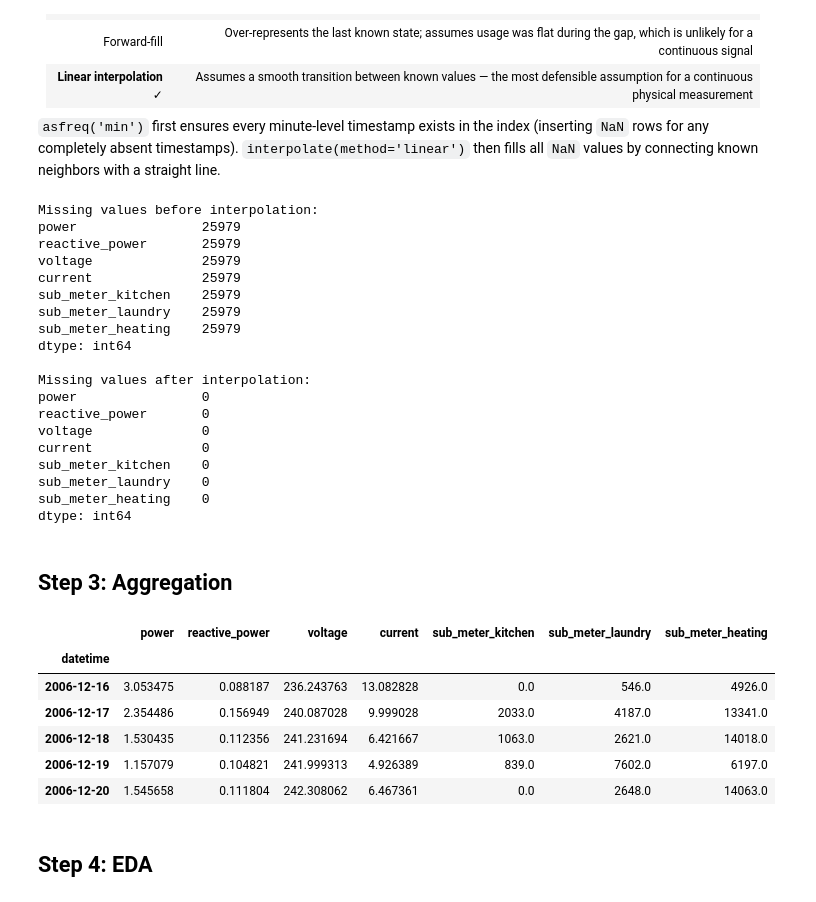
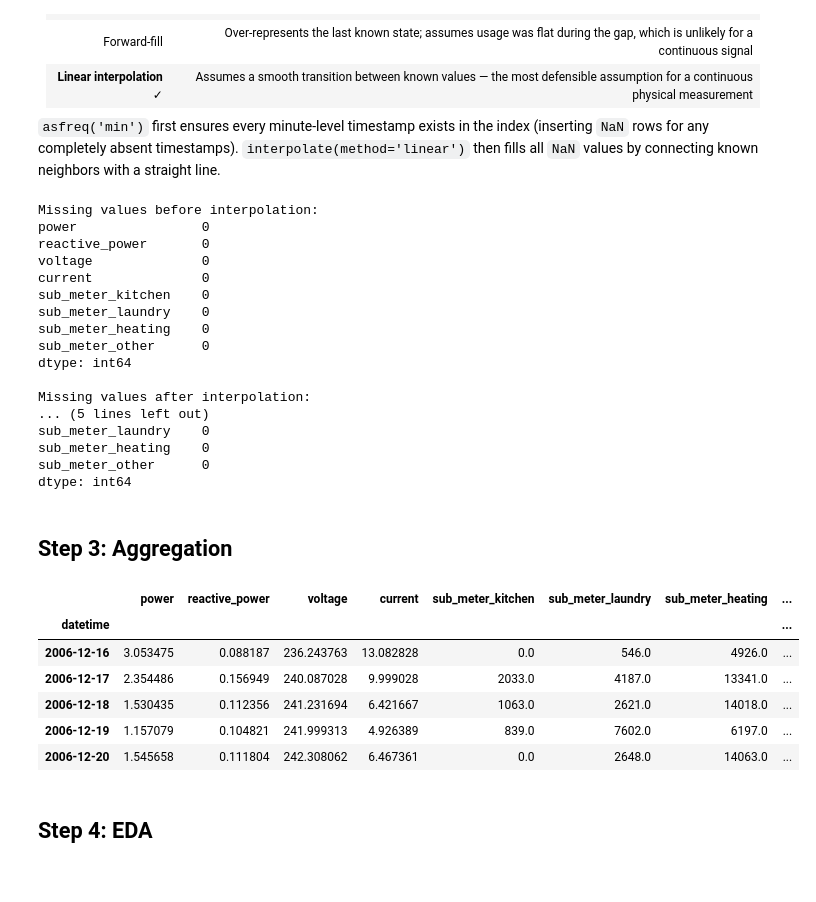
Before and after one commit to brody-rm/household-power, a Jupyter notebook: notebooks/01_eda.ipynb, the cells around one changed output. Saved outputs shown, nothing was run; the diff lists cells and outputs as text; code cells hidden in the pictures.

```diff
--- a/notebooks/01_eda.ipynb
+++ b/notebooks/01_eda.ipynb
@@ -30,5 +30,5 @@ import tensorflow as tf
 # %%
-df = pd.read_csv('../data/household_power_consumption.txt',
+df = pd.read_csv('../data/household_power_consumption.csv',
                 sep=';', na_values=['?'],
                 low_memory=False)
 df.index = pd.to_datetime(df['Date'] + ' ' + df['Time'], dayfirst=True)
@@ -37,6 +37,9 @@ df.drop(columns=['Date', 'Time'], inplace=True)
 
 # rename to more descriptive columns
 df.columns = ["power", "reactive_power", "voltage", "current", "sub_meter_kitchen", "sub_meter_laundry", "sub_meter_heating"]
+
+# generate a sub_meter_other column
+df['sub_meter_other'] = round(df['power'] * 1000 / 60 - (df['sub_meter_kitchen'] + df['sub_meter_laundry'] + df['sub_meter_heating']))
 # %% [markdown]
 ## Step 2: Handle Missing Values
 
@@ -60,16 +63,6 @@ df = df.interpolate(method='linear')
 print(f"Missing values after interpolation:\n{df.isnull().sum()}")
 # %% [output]
 Missing values before interpolation:
-power                25979
-reactive_power       25979
-voltage              25979
-current              25979
-sub_meter_kitchen    25979
-sub_meter_laundry    25979
-sub_meter_heating    25979
-dtype: int64
-
-Missing values after interpolation:
 power                0
 reactive_power       0
 voltage              0
@@ -77,26 +70,34 @@ current              0
 sub_meter_kitchen    0
 sub_meter_laundry    0
 sub_meter_heating    0
+sub_meter_other      0
 dtype: int64
+
+Missing values after interpolation:
+... (5 lines left out)
+sub_meter_laundry    0
+sub_meter_heating    0
+sub_meter_other      0
+dtype: int64
 # %% [markdown]
 ## Step 3: Aggregation
 # %%
 mean_cols = ["power", "reactive_power", "voltage", "current"]
-sum_cols  = ["sub_meter_kitchen", "sub_meter_laundry", "sub_meter_heating"]
+sum_cols  = ["sub_meter_kitchen", "sub_meter_laundry", "sub_meter_heating", "sub_meter_other"]
 
 daily = pd.concat([
     df[mean_cols].resample('D').mean(),
     df[sum_cols].resample('D').sum(),
 ], axis=1)
 
 daily.head()
 # %% [output]
-|  | power | reactive_power | voltage | current | sub_meter_kitchen | sub_meter_laundry | sub_meter_heating |
-| datetime |  |  |  |  |  |  |  |
-| 2006-12-16 | 3.053475 | 0.088187 | 236.243763 | 13.082828 | 0.0 | 546.0 | 4926.0 |
-| 2006-12-17 | 2.354486 | 0.156949 | 240.087028 | 9.999028 | 2033.0 | 4187.0 | 13341.0 |
-| 2006-12-18 | 1.530435 | 0.112356 | 241.231694 | 6.421667 | 1063.0 | 2621.0 | 14018.0 |
-| 2006-12-19 | 1.157079 | 0.104821 | 241.999313 | 4.926389 | 839.0 | 7602.0 | 6197.0 |
-| 2006-12-20 | 1.545658 | 0.111804 | 242.308062 | 6.467361 | 0.0 | 2648.0 | 14063.0 |
+|  | power | reactive_power | voltage | current | sub_meter_kitchen | sub_meter_laundry | sub_meter_heating | ... |
+| datetime |  |  |  |  |  |  |  | ... |
+| 2006-12-16 | 3.053475 | 0.088187 | 236.243763 | 13.082828 | 0.0 | 546.0 | 4926.0 | ... |
+| 2006-12-17 | 2.354486 | 0.156949 | 240.087028 | 9.999028 | 2033.0 | 4187.0 | 13341.0 | ... |
+| 2006-12-18 | 1.530435 | 0.112356 | 241.231694 | 6.421667 | 1063.0 | 2621.0 | 14018.0 | ... |
+| 2006-12-19 | 1.157079 | 0.104821 | 241.999313 | 4.926389 | 839.0 | 7602.0 | 6197.0 | ... |
+| 2006-12-20 | 1.545658 | 0.111804 | 242.308062 | 6.467361 | 0.0 | 2648.0 | 14063.0 | ... |
 # %% [markdown]
 ## Step 4: EDA
```
Also changed, not shown: parts of 14 cells of this notebook, 1 other file.
